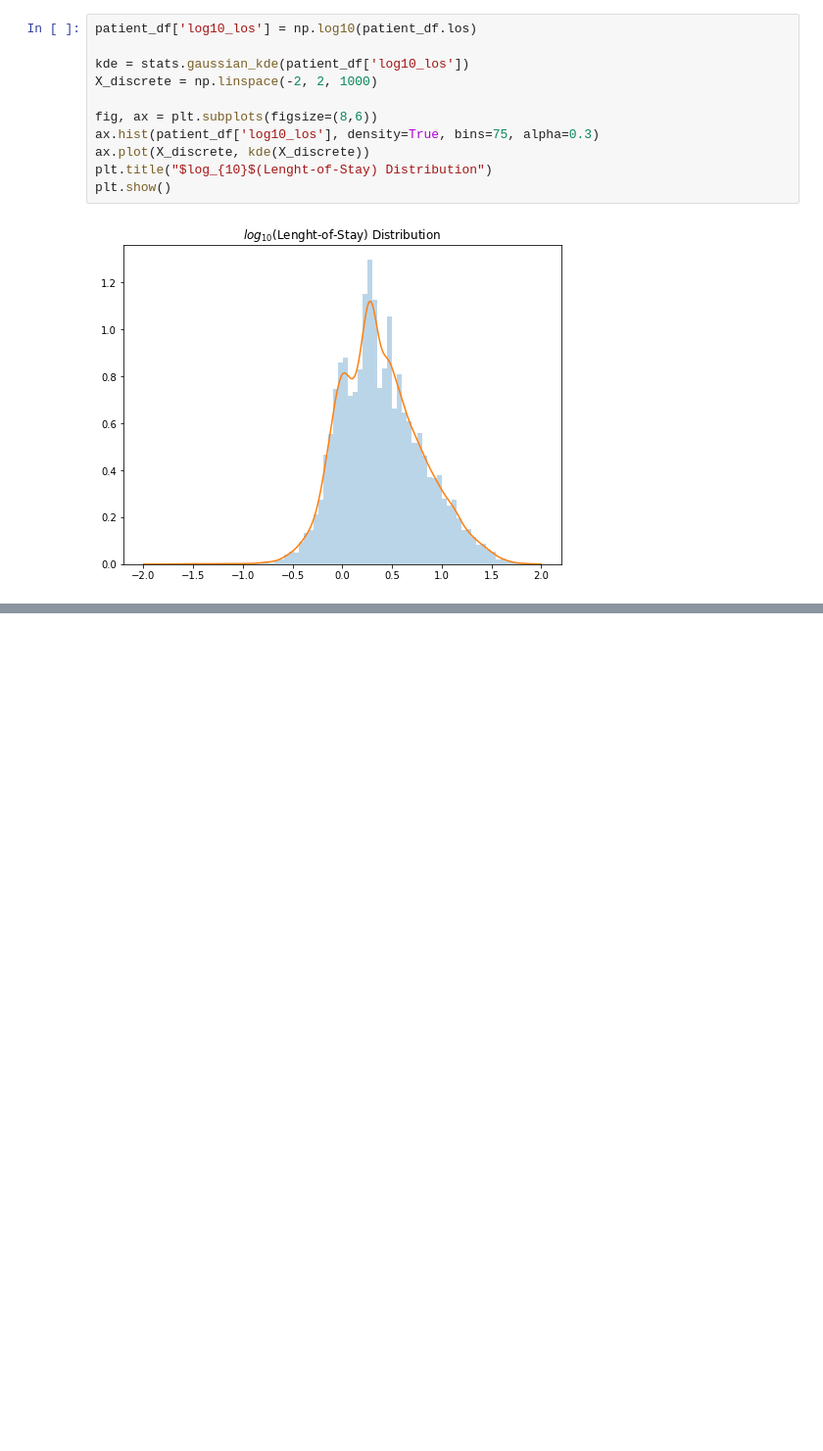
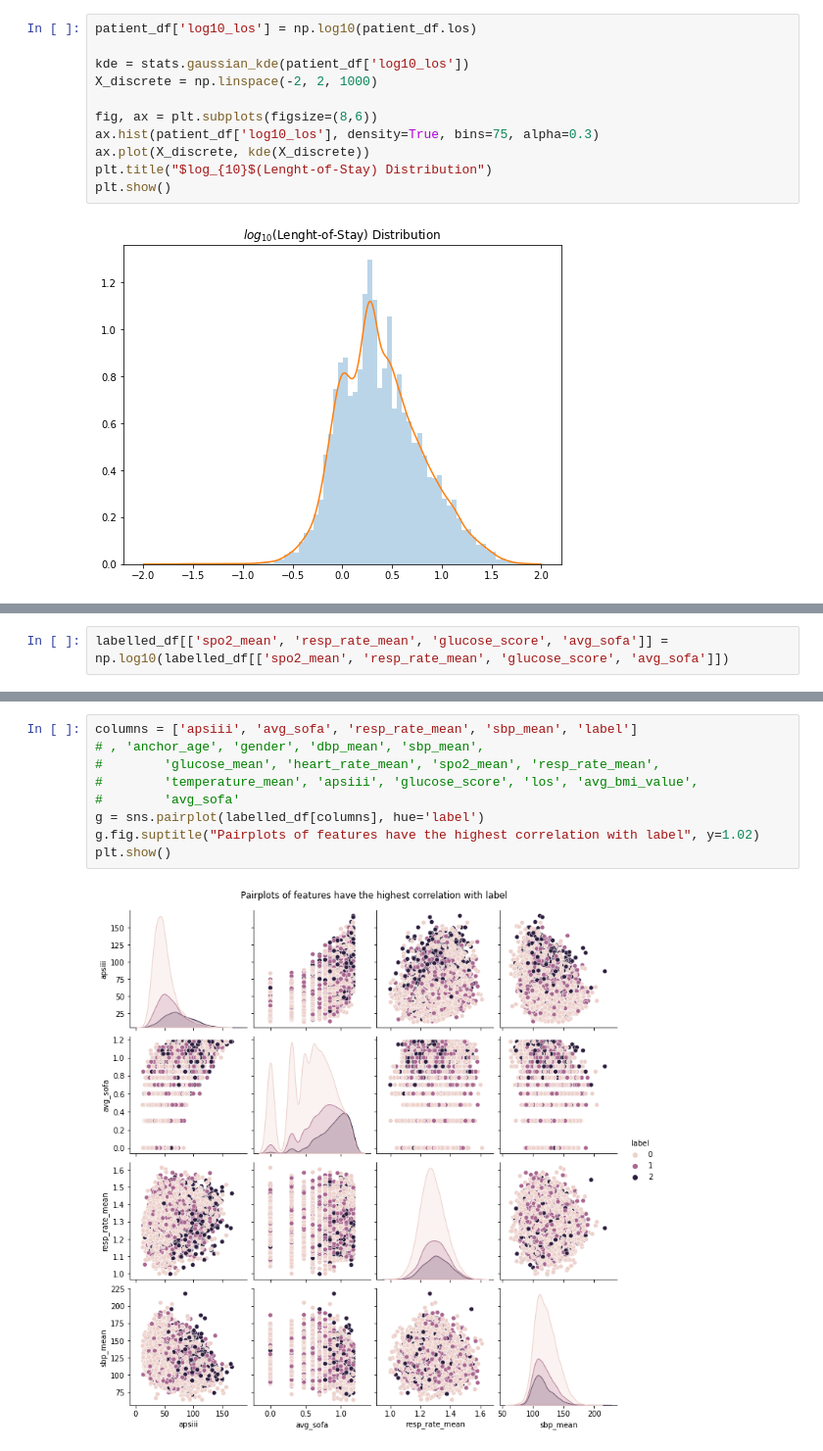
Before and after one commit to Kukaheadla/COMP90089_group_project, a Jupyter notebook: visualizations/exploratory_data_analysis.ipynb, the cells around one changed output, grey strips where cells are left out. Shown at 98% size. Drawn from its saved outputs; the diff is of its cells as text; blank space fills up the shorter version.

```diff
--- a/visualizations/exploratory_data_analysis.ipynb
+++ b/visualizations/exploratory_data_analysis.ipynb
@@ -83,0 +164,2 @@ plt.show()
+# %%
+labelled_df[['spo2_mean', 'resp_rate_mean', 'glucose_score', 'avg_sofa']] = np.log10(labelled_df[['spo2_mean', 'resp_rate_mean', 'glucose_score', 'avg_sofa']])
@@ -83,0 +231,11 @@ plt.show()
+# %%
+columns = ['apsiii', 'avg_sofa', 'resp_rate_mean', 'sbp_mean', 'label']
+# , 'anchor_age', 'gender', 'dbp_mean', 'sbp_mean',
+#        'glucose_mean', 'heart_rate_mean', 'spo2_mean', 'resp_rate_mean',
+#        'temperature_mean', 'apsiii', 'glucose_score', 'los', 'avg_bmi_value',
+#        'avg_sofa'
+g = sns.pairplot(labelled_df[columns], hue='label')
+g.fig.suptitle("Pairplots of features have the highest correlation with label", y=1.02)
+plt.show()
+# %% [output]
+[figure, added]
```
Also changed, not shown: parts of 15 cells of this notebook, 5 other files.
